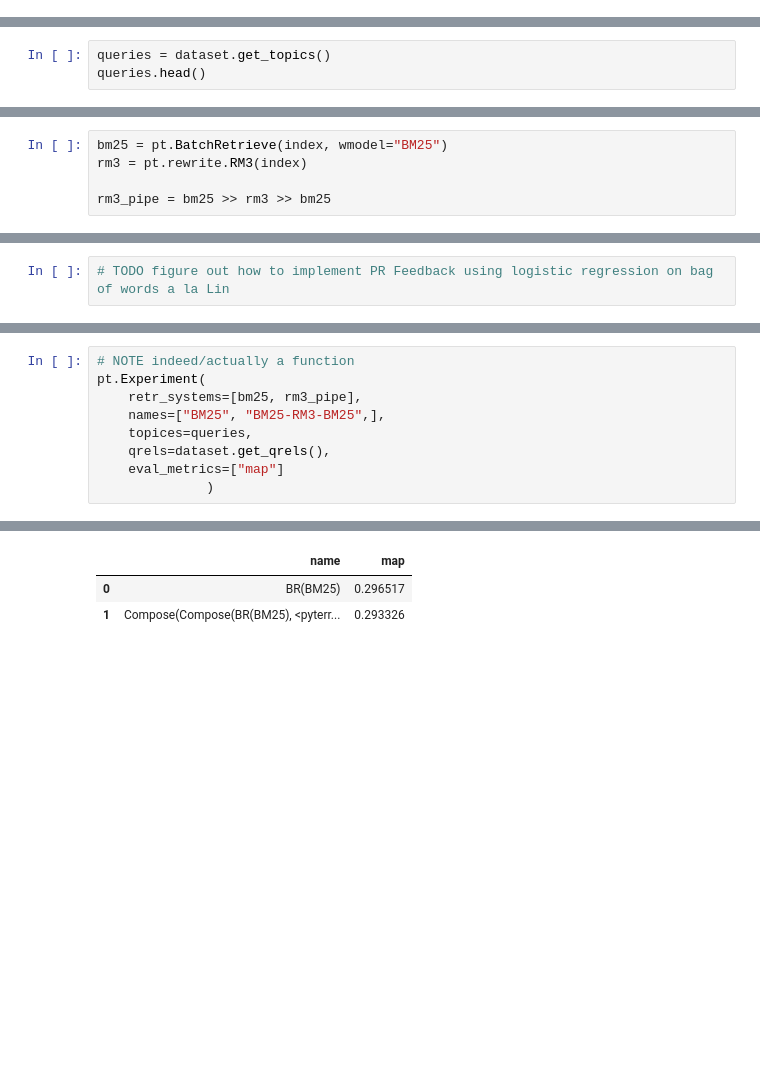
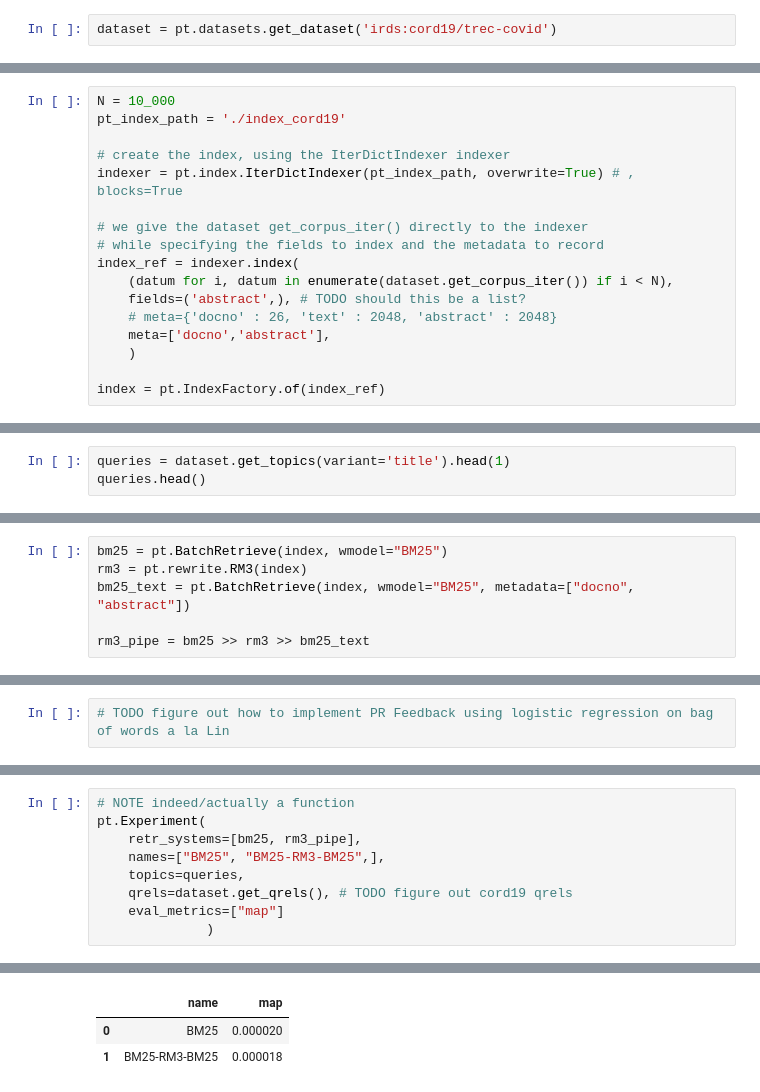
Before and after one commit to DayalStrub/ecir2021tutorial, a Jupyter notebook: other/2-simplest-thing-WIP.ipynb, the cells around one changed output, grey strips where cells are left out. Saved outputs shown, nothing was run; the diff lists cells and outputs as text; blank space fills up the shorter version.

```diff
--- a/other/2-simplest-thing-WIP.ipynb
+++ b/other/2-simplest-thing-WIP.ipynb
@@ -30,0 +13,2 @@ Downloading vaswani index to /root/.pyterrier/corpora/vaswani/index
+# %%
+dataset = pt.datasets.get_dataset('irds:cord19/trec-covid')
@@ -30,0 +25,17 @@ Downloading vaswani index to /root/.pyterrier/corpora/vaswani/index
+# %%
+N = 10_000
+pt_index_path = './index_cord19'
+
+# create the index, using the IterDictIndexer indexer
+indexer = pt.index.IterDictIndexer(pt_index_path, overwrite=True) # , blocks=True
+
+# we give the dataset get_corpus_iter() directly to the indexer
+# while specifying the fields to index and the metadata to record
+index_ref = indexer.index(
+    (datum for i, datum in enumerate(dataset.get_corpus_iter()) if i < N),
+    fields=('abstract',), # TODO should this be a list?
+    # meta={'docno' : 26, 'text' : 2048, 'abstract' : 2048}
+    meta=['docno','abstract'],
+    )
+
+index = pt.IndexFactory.of(index_ref)
@@ -31,4 +57,4 @@ Downloading vaswani index to /root/.pyterrier/corpora/vaswani/index
 # %%
-queries = dataset.get_topics()
+queries = dataset.get_topics(variant='title').head(1)
 queries.head()
 # %% [output]
@@ -42,8 +63,9 @@ Downloading vaswani topics to /root/.pyterrier/corpora/vaswani/query-text.trec
 # %%
 bm25 = pt.BatchRetrieve(index, wmodel="BM25")
 rm3 = pt.rewrite.RM3(index)
+bm25_text = pt.BatchRetrieve(index, wmodel="BM25", metadata=["docno", "abstract"])
 
-rm3_pipe = bm25 >> rm3 >> bm25
+rm3_pipe = bm25 >> rm3 >> bm25_text
 # %%
 # TODO Question: in rm3_pipe, is final bm25 just reranking initial bm25 results, or does it re-consider all docs?
 # %%
@@ -53,8 +92,8 @@ rm3_pipe = bm25 >> rm3 >> bm25
 pt.Experiment(
     retr_systems=[bm25, rm3_pipe],
     names=["BM25", "BM25-RM3-BM25",],
-    topices=queries,
-    qrels=dataset.get_qrels(),
+    topics=queries,
+    qrels=dataset.get_qrels(), # TODO figure out cord19 qrels
     eval_metrics=["map"]
               )
 # %% [output]
@@ -62,3 +100,3 @@ Downloading vaswani qrels to /root/.pyterrier/corpora/vaswani/qrels
 |  | name | map |
-| 0 | BR(BM25) | 0.296517 |
-| 1 | Compose(Compose(BR(BM25), <pyterr... | 0.293326 |
+| 0 | BM25 | 0.000020 |
+| 1 | BM25-RM3-BM25 | 0.000018 |
```
Also changed, not shown: parts of 9 cells of this notebook.
